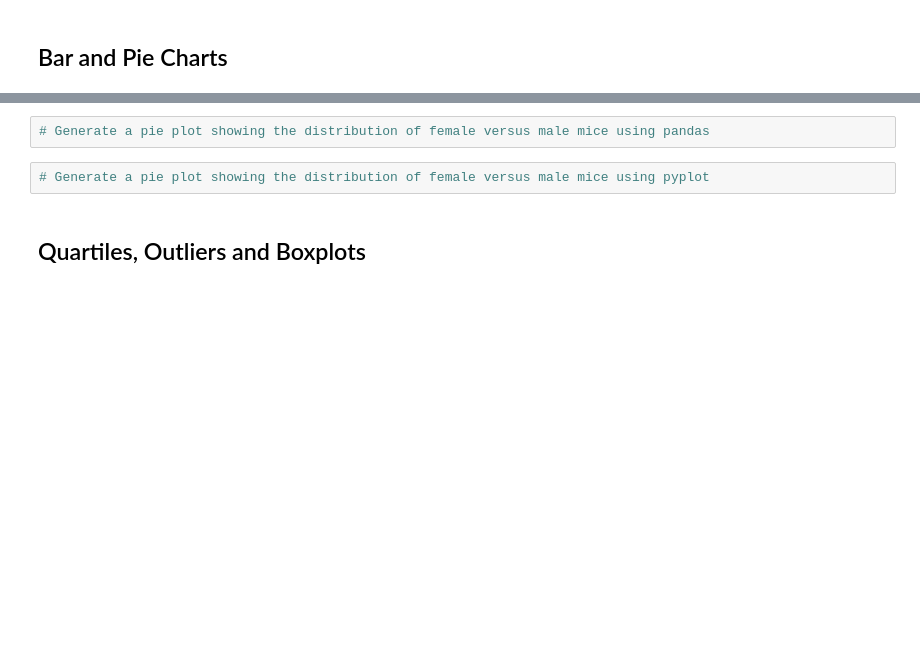
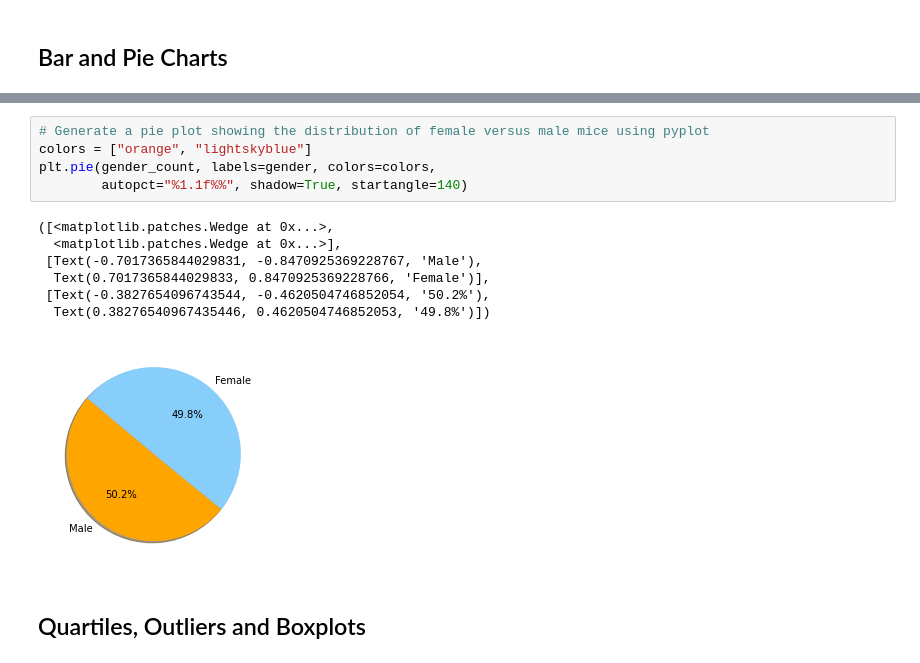
Before and after one commit to 5t4david/matplotlib, a Jupyter notebook: pymaceuticals_starter.ipynb, the cells around one changed output, grey strips where cells are left out. Drawn from its saved outputs; the diff is of its cells as text; blank space fills up the shorter version.

```diff
--- a/pymaceuticals_starter.ipynb
+++ b/pymaceuticals_starter.ipynb
@@ -107,7 +159,16 @@ mouse_drug_regimen
 # %%
-# Generate a pie plot showing the distribution of female versus male mice using pandas
+# Generate a pie plot showing the distribution of female versus male mice using pyplot
+colors = ["orange", "lightskyblue"]
+plt.pie(gender_count, labels=gender, colors=colors,
+        autopct="%1.1f%%", shadow=True, startangle=140)
+# %% [output]
+([<matplotlib.patches.Wedge at 0x...>,
+  <matplotlib.patches.Wedge at 0x...>],
+ [Text(-0.7017365844029831, -0.8470925369228767, 'Male'),
+  Text(0.7017365844029833, 0.8470925369228766, 'Female')],
+ [Text(-0.3827654096743544, -0.4620504746852054, '50.2%'),
+  Text(0.38276540967435446, 0.4620504746852053, '49.8%')])
+[figure, added]
-# %%
-# Generate a pie plot showing the distribution of female versus male mice using pyplot
 # %% [markdown]
 ## Quartiles, Outliers and Boxplots
 # %%
```
Also changed, not shown: parts of 13 cells of this notebook.
